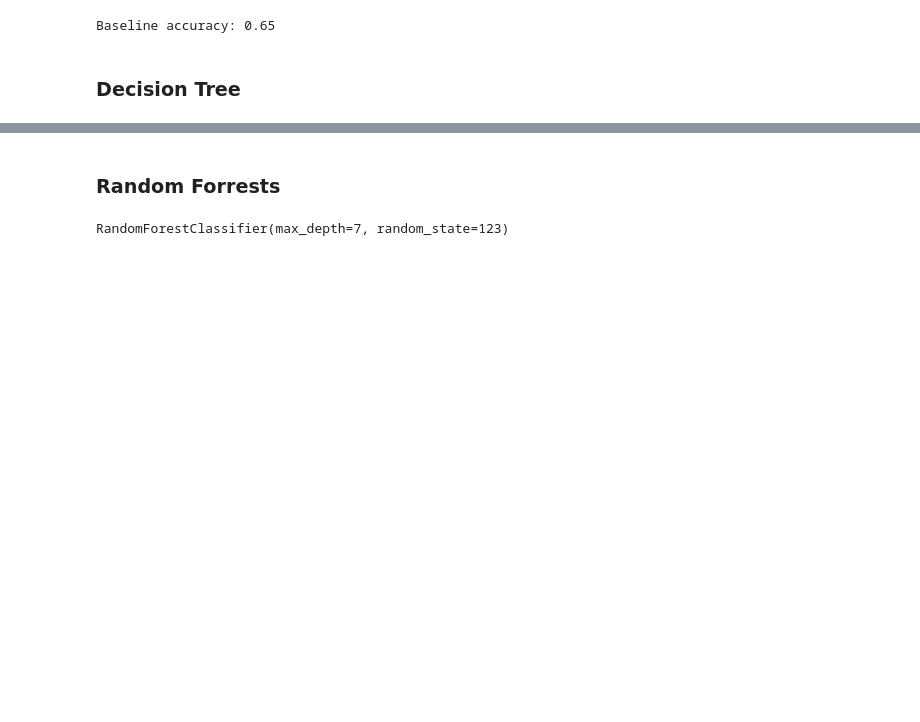
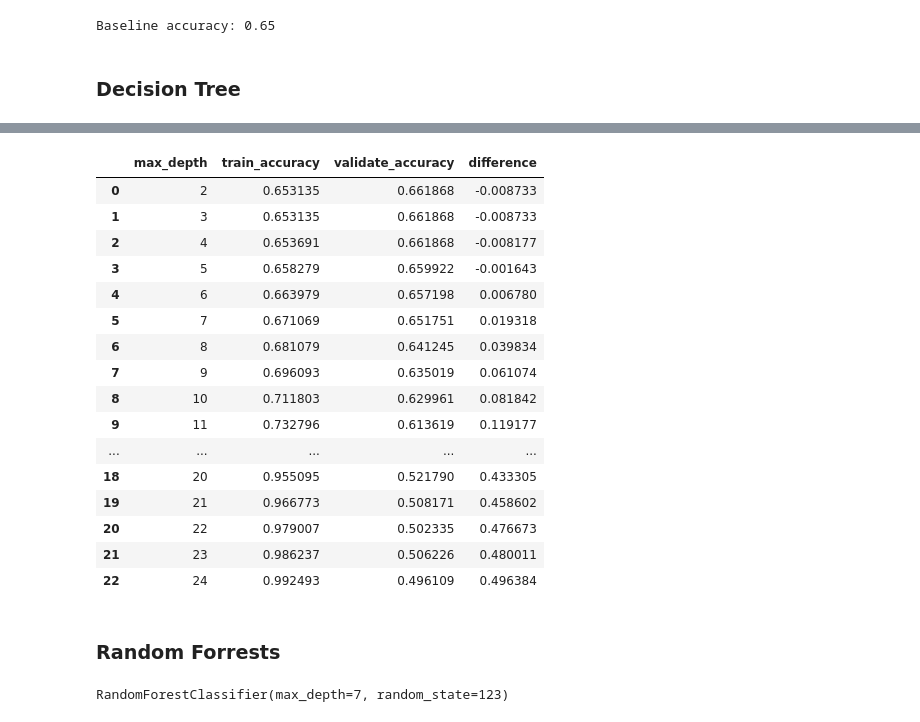
Before and after one commit to lochlynlaskowski/Airline_delays, a Jupyter notebook: Airline delays - explore.ipynb, the cells around one changed output, grey strips where cells are left out. Saved outputs shown, nothing was run; the diff lists cells and outputs as text; code cells hidden in the pictures; blank space fills up the shorter version.

```diff
--- a/Airline delays - explore.ipynb
+++ b/Airline delays - explore.ipynb
@@ -519,4 +546,0 @@ array([0, 2, 2, ..., 1, 0, 1], dtype=int32)
-# %%
-train_scaled['cluster'] = kmeans.predict(X_train)
-validate_scaled['cluster'] = kmeans.predict(X_validate)
-test_scaled['cluster'] = kmeans.predict(X_test)
@@ -623,3 +645,48 @@ weighted avg       0.48      0.65      0.52      3083
+# %%
+metrics = []
+
+for i in range(2, 25):
+    # Make the model
+    tree = DecisionTreeClassifier(max_depth=i, random_state=123)
+
+    # Fit the model (on train and only train)
+    tree = tree.fit(X_train, y_train)
+
+    # Use the model
+    # We'll evaluate the model's performance on train, first
+    in_sample_accuracy = tree.score(X_train, y_train)
+
+    out_of_sample_accuracy = tree.score(X_validate, y_validate)
+
+    output = {
+        "max_depth": i,
+        "train_accuracy": in_sample_accuracy,
+        "validate_accuracy": out_of_sample_accuracy
+    }
+
+    metrics.append(output)
+
+df = pd.DataFrame(metrics)
+df["difference"] = df.train_accuracy - df.validate_accuracy
+df
+# %% [output]
+|  | max_depth | train_accuracy | validate_accuracy | difference |
+| 0 | 2 | 0.653135 | 0.661868 | -0.008733 |
+| 1 | 3 | 0.653135 | 0.661868 | -0.008733 |
+| 2 | 4 | 0.653691 | 0.661868 | -0.008177 |
+| 3 | 5 | 0.658279 | 0.659922 | -0.001643 |
+| 4 | 6 | 0.663979 | 0.657198 | 0.006780 |
+| 5 | 7 | 0.671069 | 0.651751 | 0.019318 |
+| 6 | 8 | 0.681079 | 0.641245 | 0.039834 |
+| 7 | 9 | 0.696093 | 0.635019 | 0.061074 |
+| 8 | 10 | 0.711803 | 0.629961 | 0.081842 |
+| 9 | 11 | 0.732796 | 0.613619 | 0.119177 |
+| ... | ... | ... | ... | ... |
+| 18 | 20 | 0.955095 | 0.521790 | 0.433305 |
+| 19 | 21 | 0.966773 | 0.508171 | 0.458602 |
+| 20 | 22 | 0.979007 | 0.502335 | 0.476673 |
+| 21 | 23 | 0.986237 | 0.506226 | 0.480011 |
+| 22 | 24 | 0.992493 | 0.496109 | 0.496384 |
 # %% [markdown]
 ### Random Forrests
 # %%
```
Also changed, not shown: parts of 58 cells of this notebook, 1 other file.
